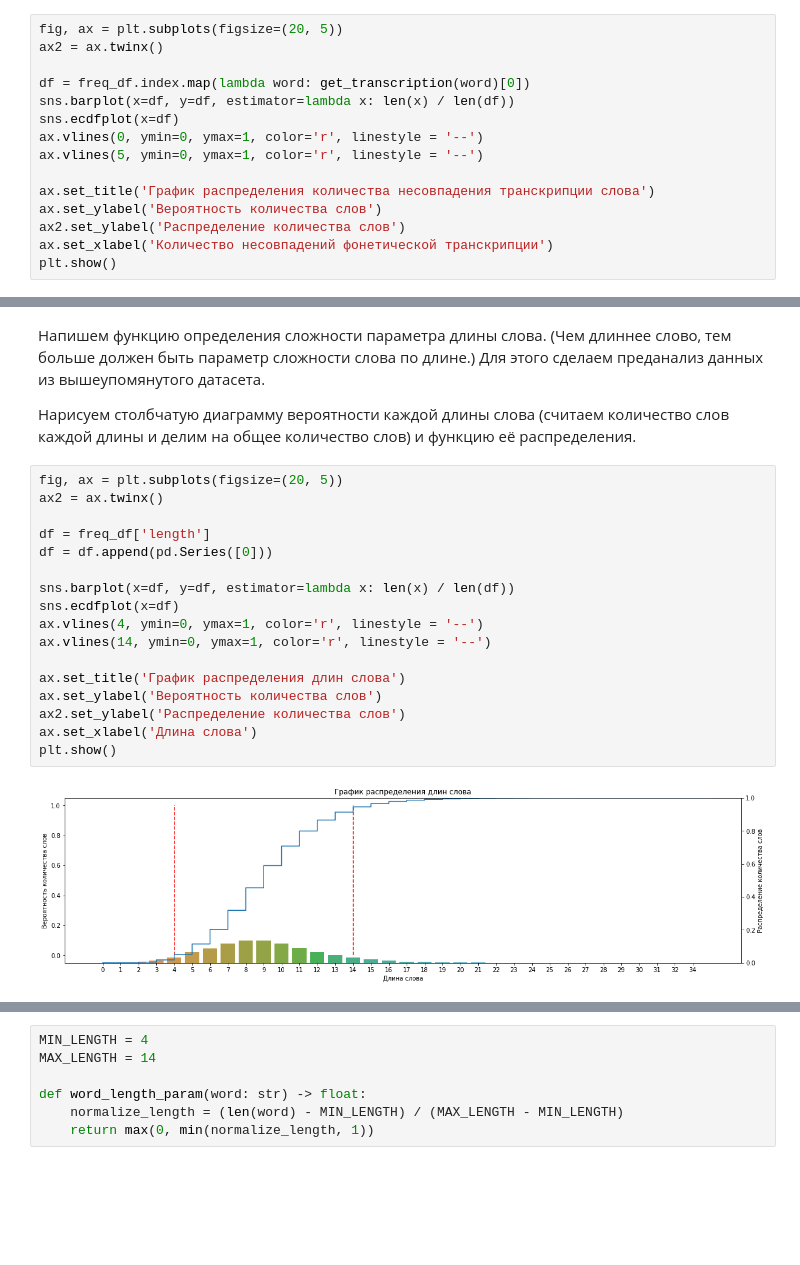
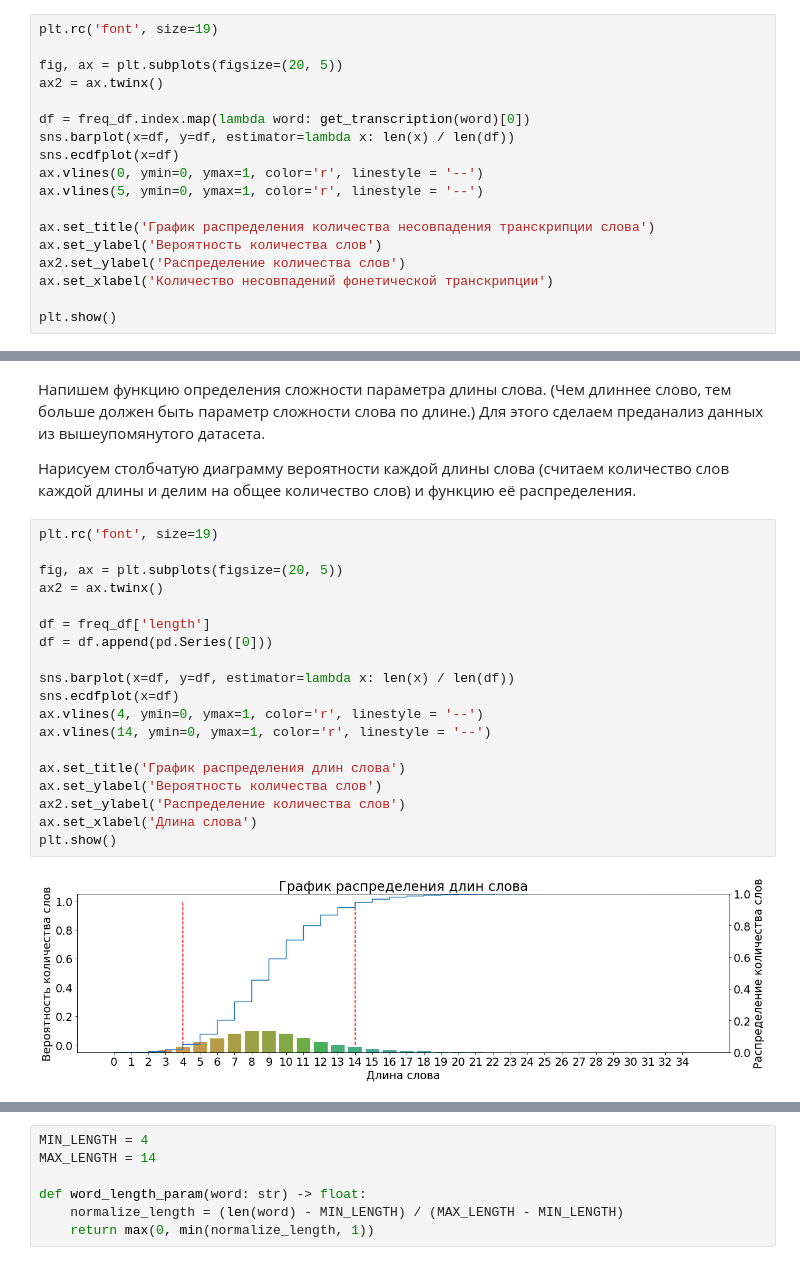
Before and after one commit to NanamyYu/grammarzeka, a Jupyter notebook: labs/word_difficulty.ipynb, the cells around one changed output, grey strips where cells are left out. Saved outputs shown, nothing was run; the diff lists cells and outputs as text; blank space fills up the shorter version.

```diff
--- a/labs/word_difficulty.ipynb
+++ b/labs/word_difficulty.ipynb
@@ -323,6 +323,8 @@ print(get_transcription(word='бриться'), '[бр’иц:а]')
 
 На основе датасета с частотами рассмотрим сложности транскрипции слова. Нарисуем столбчатую диаграмму вероятности каждого количества несовпадений транскрипции слова (считаем количество слов каждого количества несовпадений и делим на общее количество слов) и функцию её распределения.
 # %%
+plt.rc('font', size=19)
+
 fig, ax = plt.subplots(figsize=(20, 5))
 ax2 = ax.twinx()
 
@@ -336,5 +338,6 @@ ax.set_title('График распределения количества не
 ax.set_ylabel('Вероятность количества слов')
 ax2.set_ylabel('Распределение количества слов')
 ax.set_xlabel('Количество несовпадений фонетической транскрипции')
+
 plt.show()
 # %% [output]
@@ -372,22 +375,24 @@ print(word_phoneme_param(word='абсолютность'))
 
 Нарисуем столбчатую диаграмму вероятности каждой длины слова (считаем количество слов каждой длины и делим на общее количество слов) и функцию её распределения.
 # %%
+plt.rc('font', size=19)
+
 fig, ax = plt.subplots(figsize=(20, 5))
 ax2 = ax.twinx()
 
 df = freq_df['length']
 df = df.append(pd.Series([0]))
 
 sns.barplot(x=df, y=df, estimator=lambda x: len(x) / len(df))
 sns.ecdfplot(x=df)
 ax.vlines(4, ymin=0, ymax=1, color='r', linestyle = '--')
 ax.vlines(14, ymin=0, ymax=1, color='r', linestyle = '--')
 
 ax.set_title('График распределения длин слова')
 ax.set_ylabel('Вероятность количества слов')
 ax2.set_ylabel('Распределение количества слов')
 ax.set_xlabel('Длина слова')
 plt.show()
 # %% [output]
-[figure, old version]
+[figure, new version]
 # %% [markdown]
```
Also changed, not shown: parts of 12 cells of this notebook, 6 other files.
